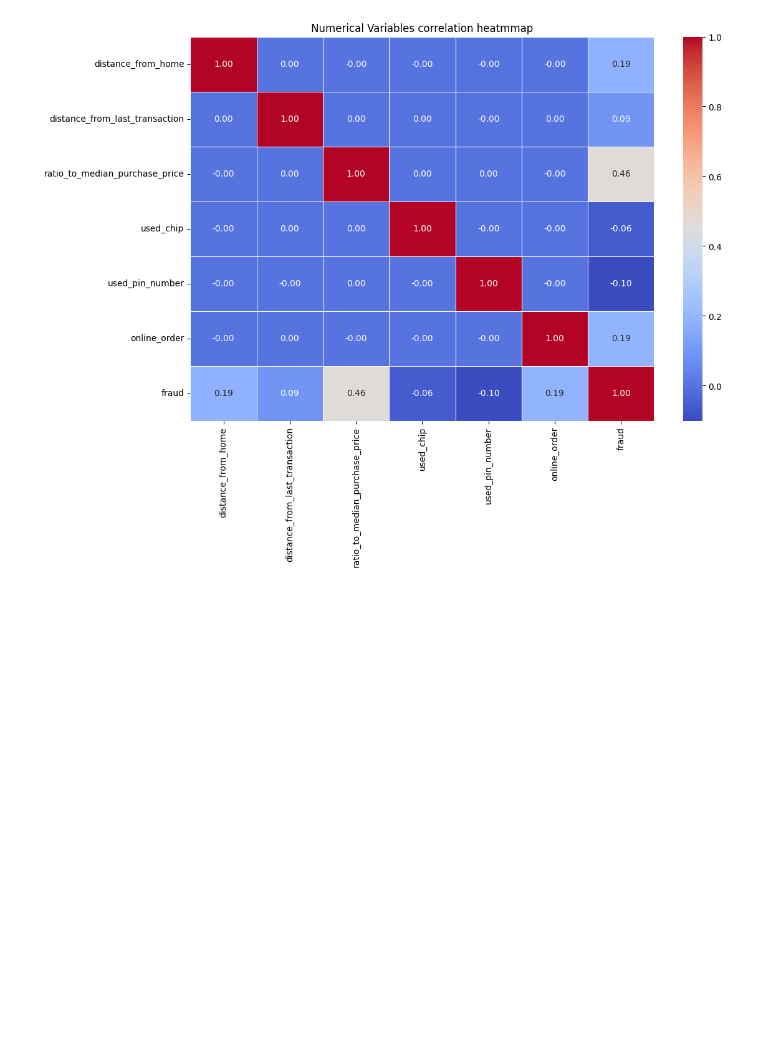
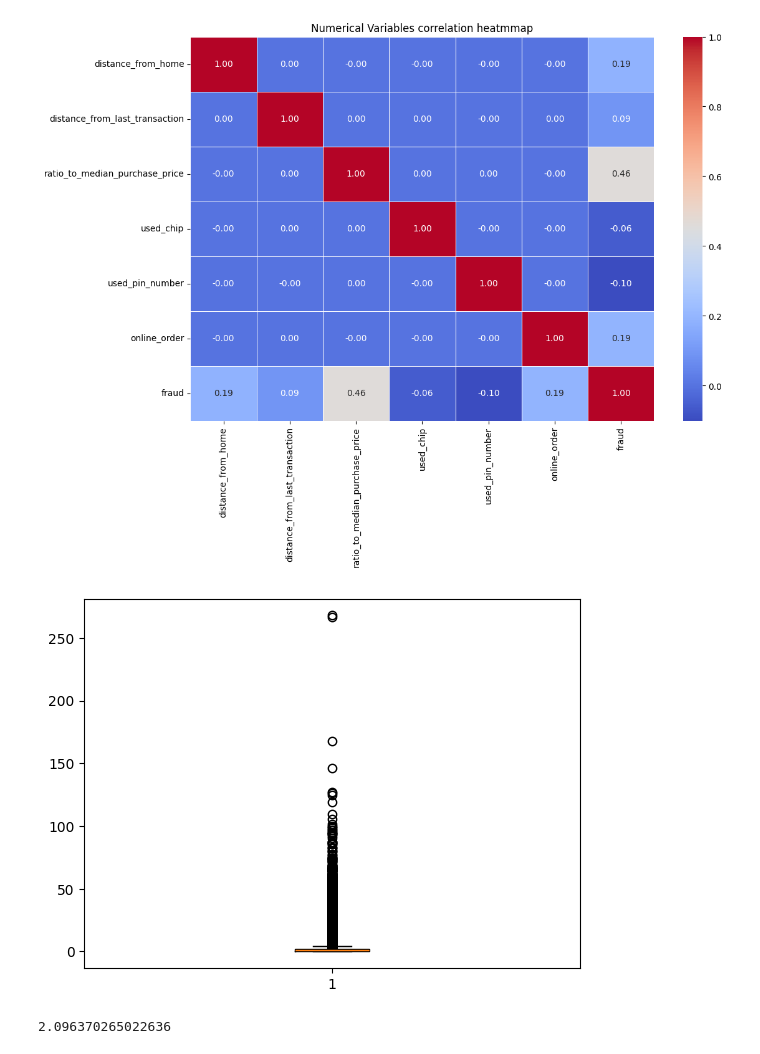
Before and after one commit to MRaza98/BIPM, a Jupyter notebook: Data Science/EDA.ipynb, the cells around one changed output. Saved outputs shown, nothing was run; the diff lists cells and outputs as text; code cells hidden in the pictures; blank space fills up the shorter version.

```diff
--- a/Data Science/EDA.ipynb
+++ b/Data Science/EDA.ipynb
@@ -190,3 +207,14 @@ plt.show()
 # 1. Our assumptions about used_chip and used_pin_number having a positive correlation with fraud were true, albeit the relationship is not very strong.
 # 2. ratio_to_median_purchase_price has the strongest positive correlation with fraud as we had initially assumed.
 # 3. distance_from_home and online_order are also mildly positively correlated to fraudulent transactions which is intuitive.
+# %%
+
+# Distribution of ratio_to_median_purchase_price
+
+plt.boxplot(df['ratio_to_median_purchase_price'])
+plt.show()
+
+print(np.percentile(df['ratio_to_median_purchase_price'], 75))
+# %% [output]
+[figure, added]
+2.096370265022636
```
Also changed, not shown: parts of 9 cells of this notebook.
